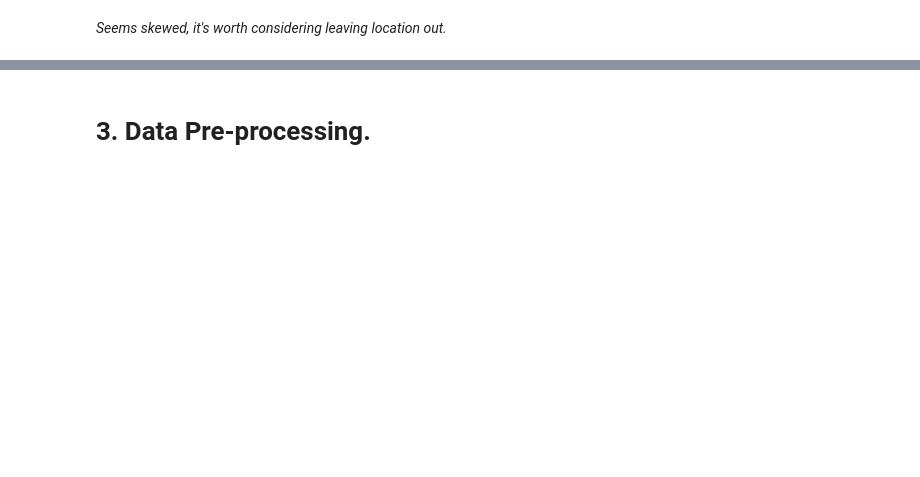
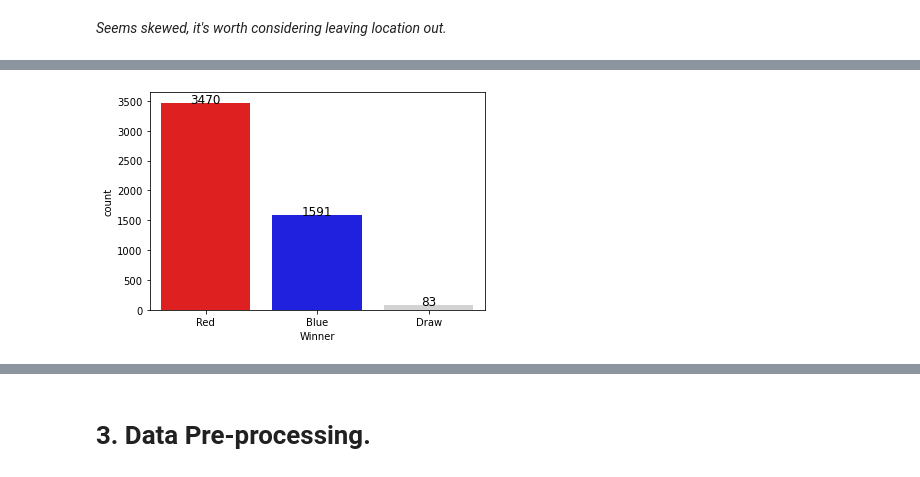
Before and after one commit to Gustavclausen1804/UFC-dataset, a Jupyter notebook: BDA_project.ipynb, the cells around one changed output, grey strips where cells are left out. Cells and saved outputs as stored; diff of their text form; code cells hidden in the pictures; blank space fills up the shorter version.

```diff
--- a/BDA_project.ipynb
+++ b/BDA_project.ipynb
@@ -147,7 +137,9 @@ plt.show()
 # %%
-ax = sns.countplot(ufc_gen['Winner'], palette = ['Red', 'Blue', 'Lightgrey'])
+ax = sns.countplot(ufc_df['Winner'], palette = ['Red', 'Blue', 'Lightgrey'])
 
 for rect in ax.patches:
     ax.text (rect.get_x() + rect.get_width()  / 2,rect.get_height()+ 0.75,rect.get_height(), ha = 'center', va = 'baseline', color = 'black', size = 12
             )
+# %% [output]
+[figure, added]
 # %%
```
Also changed, not shown: parts of 116 cells of this notebook, 4 other files.
